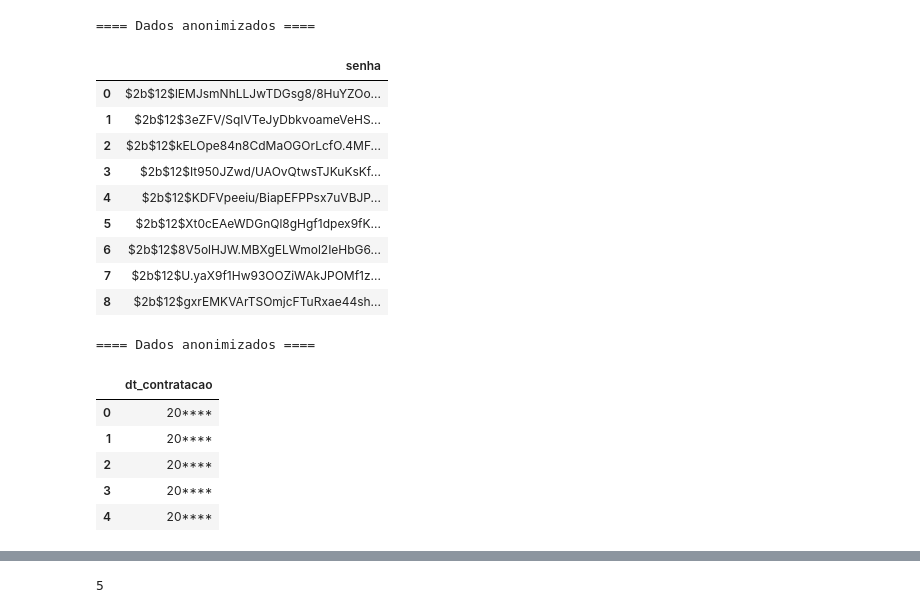
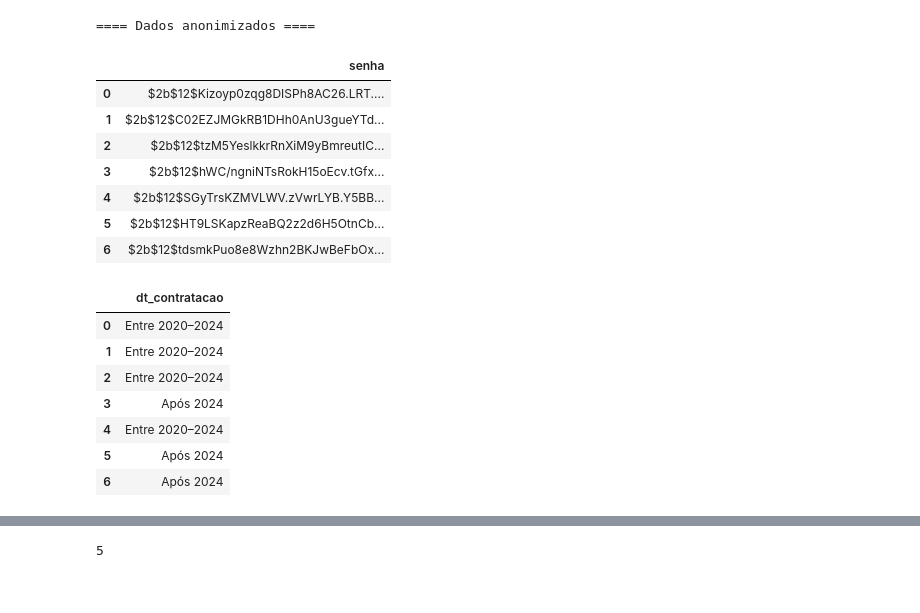
Before and after one commit to Ei-Truck/Pseudonimizacao-Anonimizacao-1ano, a Jupyter notebook: analista.ipynb, the cells around one changed output, grey strips where cells are left out. Cells and saved outputs as stored; diff of their text form; code cells hidden in the pictures.

```diff
--- a/analista.ipynb
+++ b/analista.ipynb
@@ -97,19 +25,11 @@ query = "SELECT * FROM Analista"
 dados_originais_df = pd.read_sql(query, engine_entrada)
 df_anonimizado = dados_originais_df.copy()
 # %%
-# pseudonimizar nome
-def pseudonimizar_nome(nome_completo):
-    # percorre o tamanho do nome recebido (cada letra)
-    for i in range(len(nome_completo)):
-        # cria uma string com o texto "Analista" e o número da posição
-        nome = str("Analista " + str(i))
-        # retorna o nome (mas aqui ele para logo na primeira volta do loop)
-        return nome_completo
+df_anonimizado["nome_completo"] = list(map(
+    lambda i: f"Analista {i+1}",
+    range(len(df_anonimizado))
+))
 
-#Faz com que o nome do analista seja impresso como "Analista 1", "Analista 2", etc
-df_anonimizado["nome_completo"] = [
-    f"Analista {i+1}" for i in range(len(df_anonimizado))
-]
 #Imprime a anonimização
 print("==== Dados anonimizados ====")
 display(df_anonimizado[['nome_completo']])
@@ -124,6 +46,4 @@ display(df_anonimizado[['nome_completo']])
 # %%
-import bcrypt
-
 def criptografar(senha):
 
     salt = bcrypt.gensalt()
@@ -142,45 +62,36 @@ display(df_anonimizado[["senha"]])
 # %% [output]
 ==== Dados anonimizados ====
 |  | senha |
-| 0 | $2b$12$lEMJsmNhLLJwTDGsg8/8HuYZOo... |
-| 1 | $2b$12$3eZFV/SqIVTeJyDbkvoameVeHS... |
-| 2 | $2b$12$kELOpe84n8CdMaOGOrLcfO.4MF... |
-| 3 | $2b$12$It950JZwd/UAOvQtwsTJKuKsKf... |
-| 4 | $2b$12$KDFVpeeiu/BiapEFPPsx7uVBJP... |
-| 5 | $2b$12$Xt0cEAeWDGnQl8gHgf1dpex9fK... |
-| 6 | $2b$12$8V5olHJW.MBXgELWmol2IeHbG6... |
-| 7 | $2b$12$U.yaX9f1Hw93OOZiWAkJPOMf1z... |
-| 8 | $2b$12$gxrEMKVArTSOmjcFTuRxae44sh... |
+| 0 | $2b$12$Kizoyp0zqg8DISPh8AC26.LRT.... |
+| 1 | $2b$12$C02EZJMGkRB1DHh0AnU3gueYTd... |
+| 2 | $2b$12$tzM5YeslkkrRnXiM9yBmreutIC... |
+| 3 | $2b$12$hWC/ngniNTsRokH15oEcv.tGfx... |
+| 4 | $2b$12$SGyTrsKZMVLWV.zVwrLYB.Y5BB... |
+| 5 | $2b$12$HT9LSKapzReaBQ2z2d6H5OtnCb... |
+| 6 | $2b$12$tdsmkPuo8e8Wzhn2BKJwBeFbOx... |
 # %%
-# Pseudonimização da data de contratação
-from IPython.display import display
+# toda vez que for rodar esse codigo, TEM QUE RODAR o load_dotenv ANTES!! TODAS AS VEZES!!
+def generalizar_data(dt):
+    if pd.isna(dt):
+        return "Data inválida"
 
+    ano = dt.year
+    if ano < 2020:
+        return "Antes de 2020"
+    elif ano <= 2024:
+        return "Entre 2020–2024"
+    else:
+        return "Após 2024"
 
-def pseudonimizar_data(dt_contratacao):
-   # Garante que é string para que possa remover espaços
-    data = str(dt_contratacao).strip()
-
-    # Remove hífen e barra
-    data = data.replace("-", "").replace("/", "")
-
-    # Função para anonimizar 4 primeiros caracteres
-    if len(data) > 2:
-        return data[:2] + "****"
-    else:
-        return data + "****"
-
-
-# Aplica e mostra a pseudonimização
-df_anonimizado["dt_contratacao"] = df_anonimizado["dt_contratacao"].apply(pseudonimizar_data)
-
-print("==== Dados anonimizados ====")
+df_anonimizado["dt_contratacao"] = df_anonimizado["dt_contratacao"].apply(generalizar_data)
 display(df_anonimizado[["dt_contratacao"]])
 # %% [output]
-==== Dados anonimizados ====
 |  | dt_contratacao |
-| 0 | 20**** |
-| 1 | 20**** |
-| 2 | 20**** |
-| 3 | 20**** |
-| 4 | 20**** |
+| 0 | Entre 2020–2024 |
+| 1 | Entre 2020–2024 |
+| 2 | Entre 2020–2024 |
+| 3 | Após 2024 |
+| 4 | Entre 2020–2024 |
+| 5 | Após 2024 |
+| 6 | Após 2024 |
 # %%
```
Also changed, not shown: parts of 8 cells of this notebook, 2 other files.
